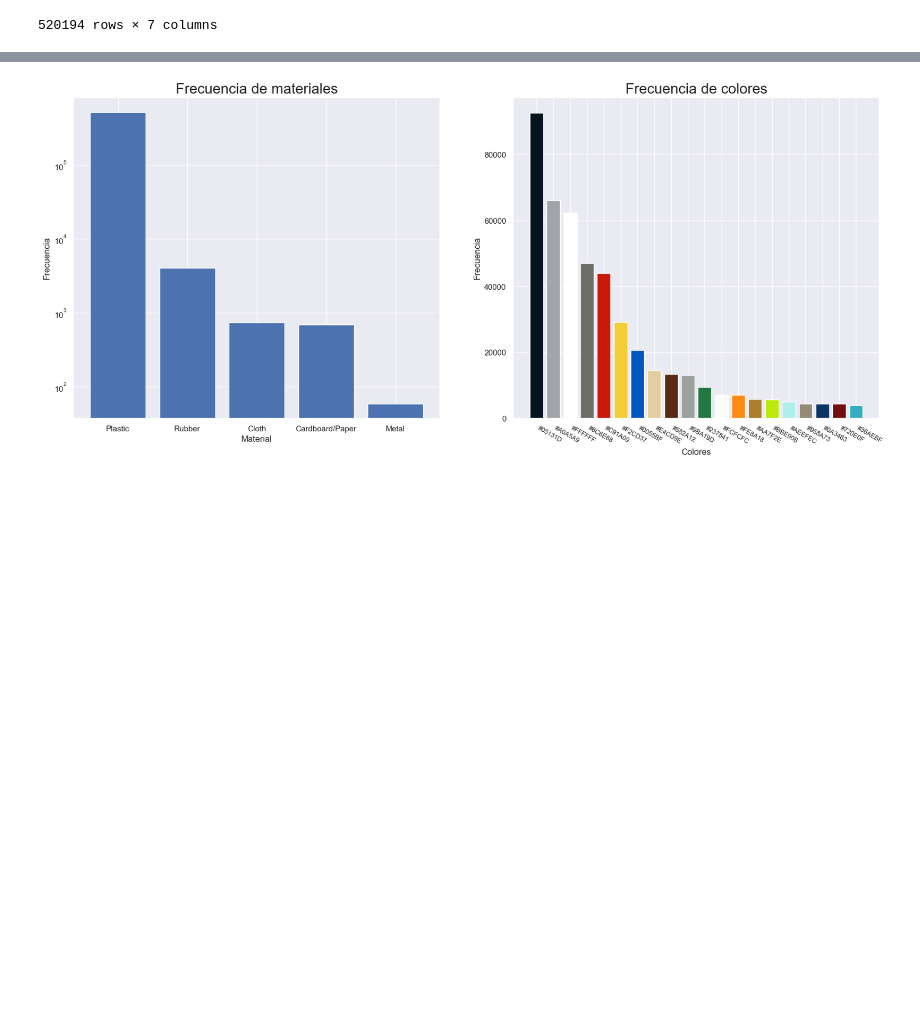
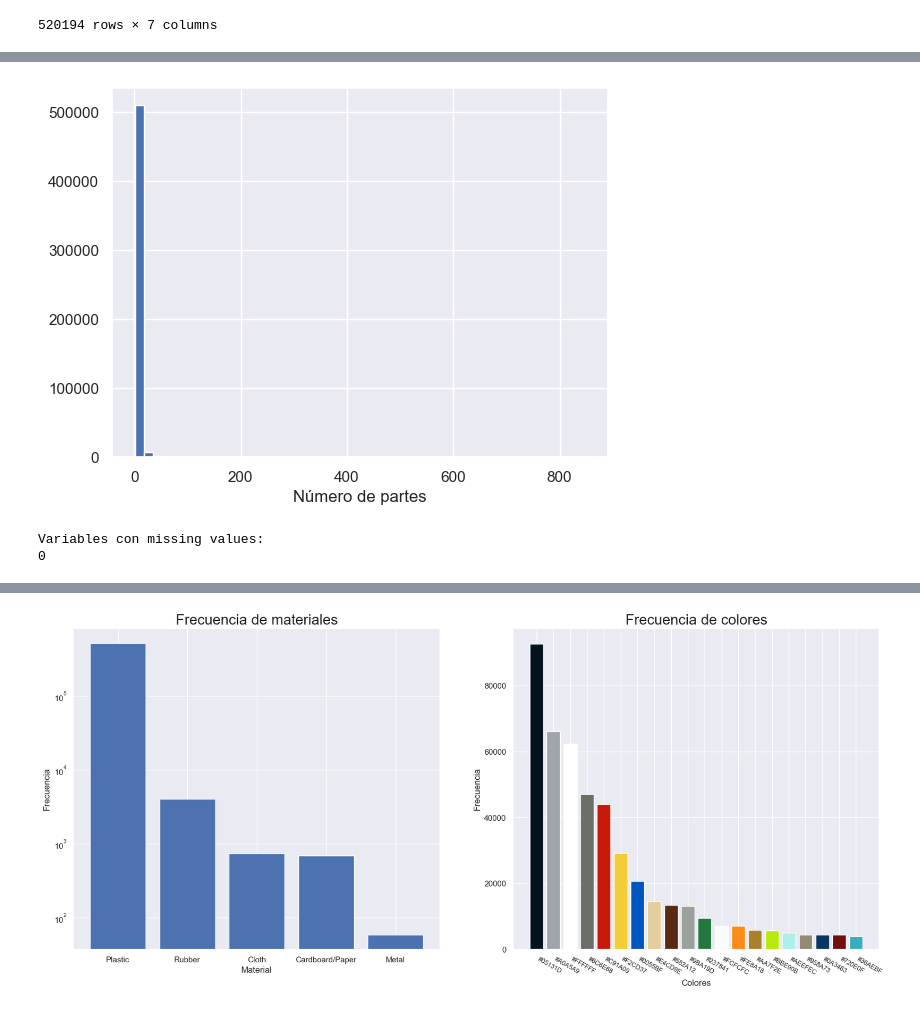
Before and after one commit to BenjaSar/AdD, a Jupyter notebook: TP_Integrador_AdD(ordenado).ipynb, the cells around one changed output, grey strips where cells are left out. Cells and saved outputs as stored; diff of their text form; code cells hidden in the pictures; blank space fills up the shorter version.

```diff
--- a/TP_Integrador_AdD(ordenado).ipynb
+++ b/TP_Integrador_AdD(ordenado).ipynb
@@ -846,0 +909,23 @@ df_final
+# %%
+# Explorar la variable numérica
+
+# Histograma
+plt.hist(df_final['quantity_part'], bins=50)
+plt.xlabel('Número de partes')
+plt.show()
+# %% [output]
+[figure, added]
+# %%
+# Verificar si hay valores faltantes
+missing_values_count = df_final.isnull().sum()
+non_zero_missing_num = missing_values_count[missing_values_count != 0]
+
+print("Variables con missing values:")
+if non_zero_missing_num.empty:
+    print("0")
+else:
+    for variable, count in non_zero_missing_num.items():
+        print(f"{variable}: {count}")
+# %% [output]
+Variables con missing values:
+0
```
Also changed, not shown: parts of 11 cells of this notebook, 1 other file.
